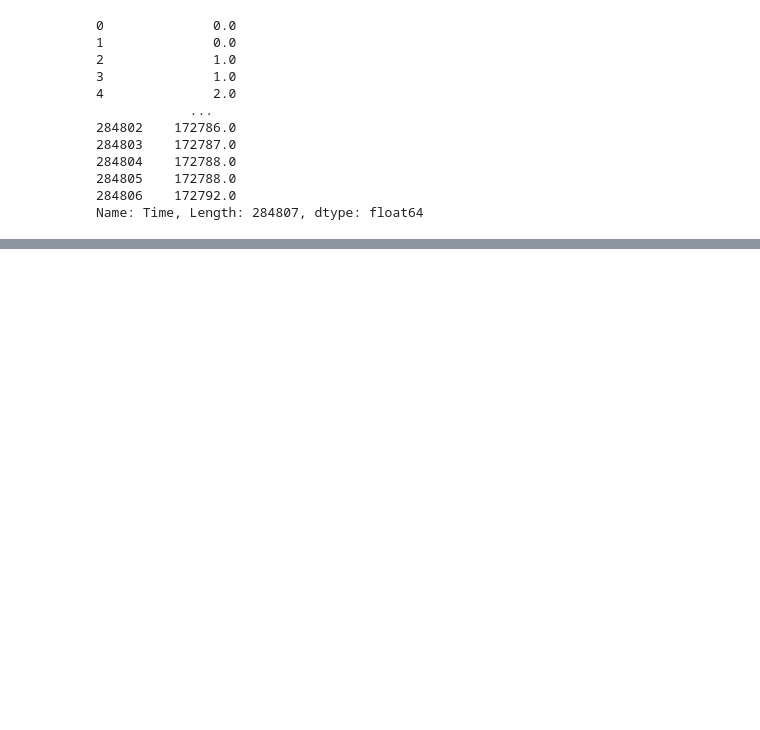
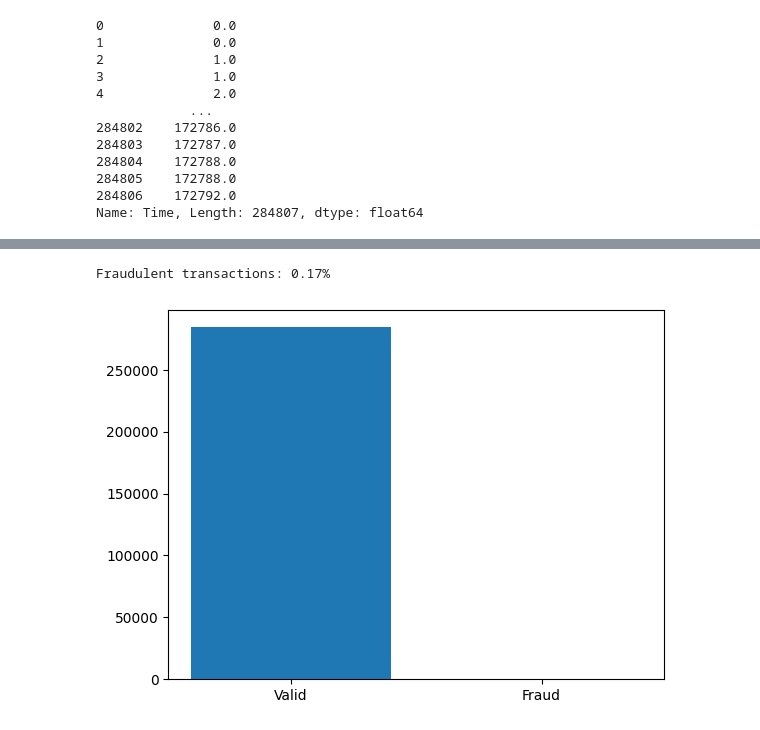
Before and after one commit to sweeksss/CreditCardFraudDetection, a Jupyter notebook: fraud_detection_model_isolationforest.ipynb, the cells around one changed output, grey strips where cells are left out. Saved outputs shown, nothing was run; the diff lists cells and outputs as text; code cells hidden in the pictures; blank space fills up the shorter version.

```diff
--- a/fraud_detection_model_isolationforest.ipynb
+++ b/fraud_detection_model_isolationforest.ipynb
@@ -170,0 +207,10 @@ Name: Time, Length: 284807, dtype: float64
+# %%
+
+plt.bar(['Valid','Fraud'],list(df['Class'].value_counts()))
+print("Fraudulent transactions: ", end='')
+frauds= df['Class'].value_counts()[1]/sum(df['Class'].value_counts())
+print(round(frauds*100,2), end='%')
+plt.show()
+# %% [output]
+Fraudulent transactions: 0.17%
+[figure, added]
```
Also changed, not shown: parts of 8 cells of this notebook.
